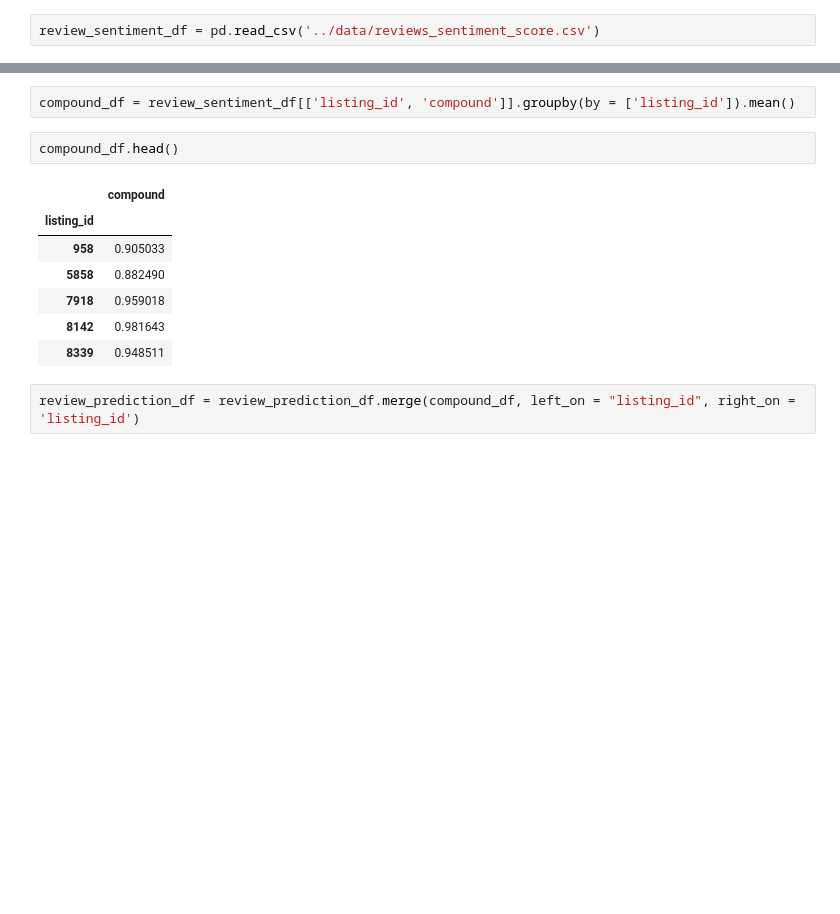
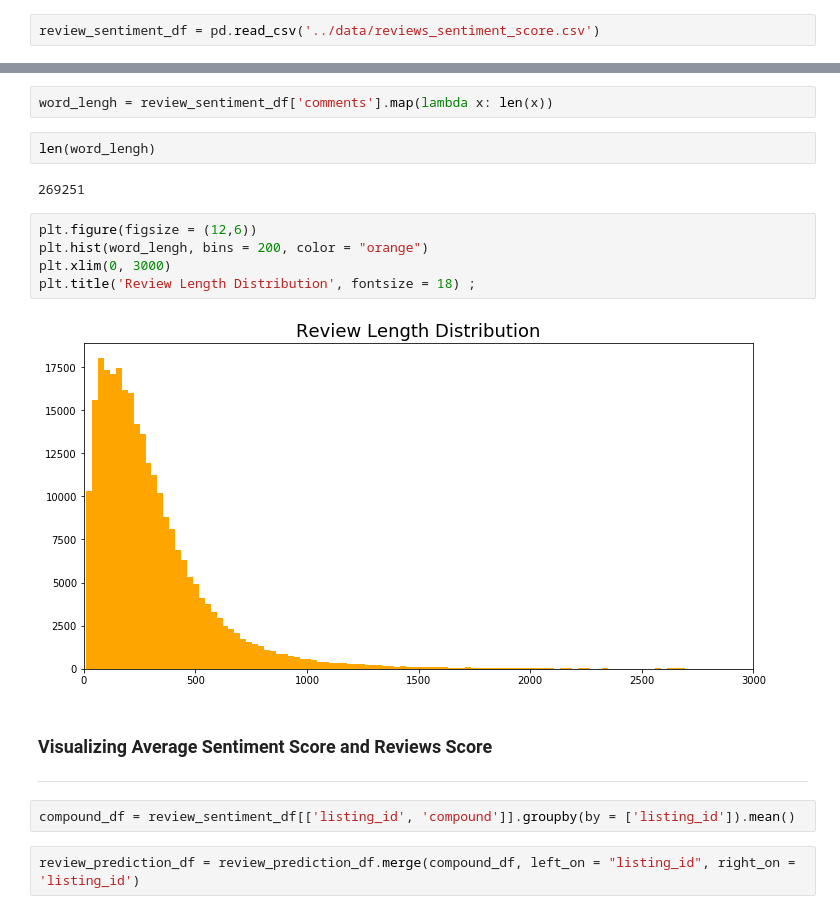
Before and after one commit to evolevelynli/capstone_project, a Jupyter notebook: code/6. Rating Prediction Model Tuning .ipynb, the cells around one changed output, grey strips where cells are left out. Cells and saved outputs as stored; diff of their text form; blank space fills up the shorter version.

```diff
--- a/code/6. Rating Prediction Model Tuning .ipynb
+++ b/code/6. Rating Prediction Model Tuning .ipynb
@@ -77,18 +77,24 @@ review_sentiment_df.head()
 | 2 | 2 | 2 | 958 | 11519 | 2009-09-27 | 25839 | Denis | We were very pleased with the acc... | en | ... |
 | 3 | 3 | 3 | 958 | 16282 | 2009-11-05 | 33750 | Anna | We highly recommend this accomoda... | en | ... |
 | 4 | 4 | 4 | 958 | 26008 | 2010-02-13 | 15416 | Venetia | Holly's place was great. It was e... | en | ... |
+# %%
+word_lengh = review_sentiment_df['comments'].map(lambda x: len(x))
+# %%
+len(word_lengh)
+# %% [output]
+269251
+# %%
+plt.figure(figsize = (12,6))
+plt.hist(word_lengh, bins = 200, color = "orange")
+plt.xlim(0, 3000)
+plt.title('Review Length Distribution', fontsize = 18) ;
+# %% [output]
+[figure, added]
+# %% [markdown]
+### Visualizing Average Sentiment Score and Reviews Score
+---
 # %%
 compound_df = review_sentiment_df[['listing_id', 'compound']].groupby(by = ['listing_id']).mean()
-# %%
-compound_df.head()
-# %% [output]
-|  | compound |
-| listing_id |  |
-| 958 | 0.905033 |
-| 5858 | 0.882490 |
-| 7918 | 0.959018 |
-| 8142 | 0.981643 |
-| 8339 | 0.948511 |
 # %%
 review_prediction_df = review_prediction_df.merge(compound_df, left_on = "listing_id", right_on = 'listing_id')
 # %%
```
Also changed, not shown: parts of 16 cells of this notebook, 13 other files.
